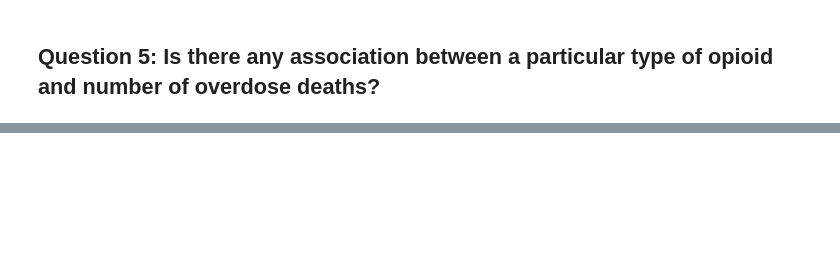
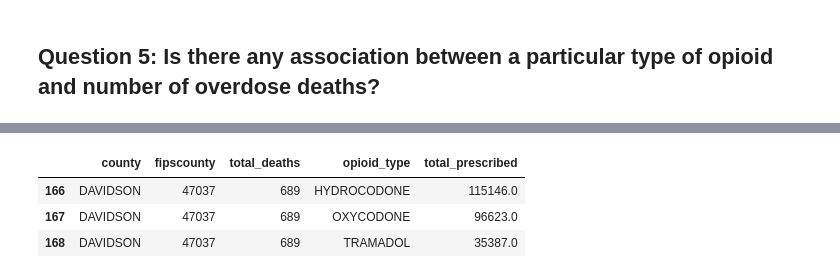
Before and after one commit to NSS-Data-Analytics-Cohort-13/prescribers-python-project-the-nightmare-before-christmas, a Jupyter notebook: notebooks/ryanphenderson_branch.ipynb, the cells around one changed output, grey strips where cells are left out. Drawn from its saved outputs; the diff is of its cells as text; code cells hidden in the pictures; blank space fills up the shorter version.

```diff
--- a/notebooks/ryanphenderson_branch.ipynb
+++ b/notebooks/ryanphenderson_branch.ipynb
@@ -329 +337,8 @@ export_df = county_deaths_drug.nlargest(20, "total_deaths")
 export_df.to_csv("question_5.csv",index=False)
+# %%
+county_deaths_drug.nlargest(3, "total_deaths")
+# %% [output]
+|  | county | fipscounty | total_deaths | opioid_type | total_prescribed |
+| 166 | DAVIDSON | 47037 | 689 | HYDROCODONE | 115146.0 |
+| 167 | DAVIDSON | 47037 | 689 | OXYCODONE | 96623.0 |
+| 168 | DAVIDSON | 47037 | 689 | TRAMADOL | 35387.0 |
```
Also changed, not shown: parts of 12 cells of this notebook, 8 other files.
